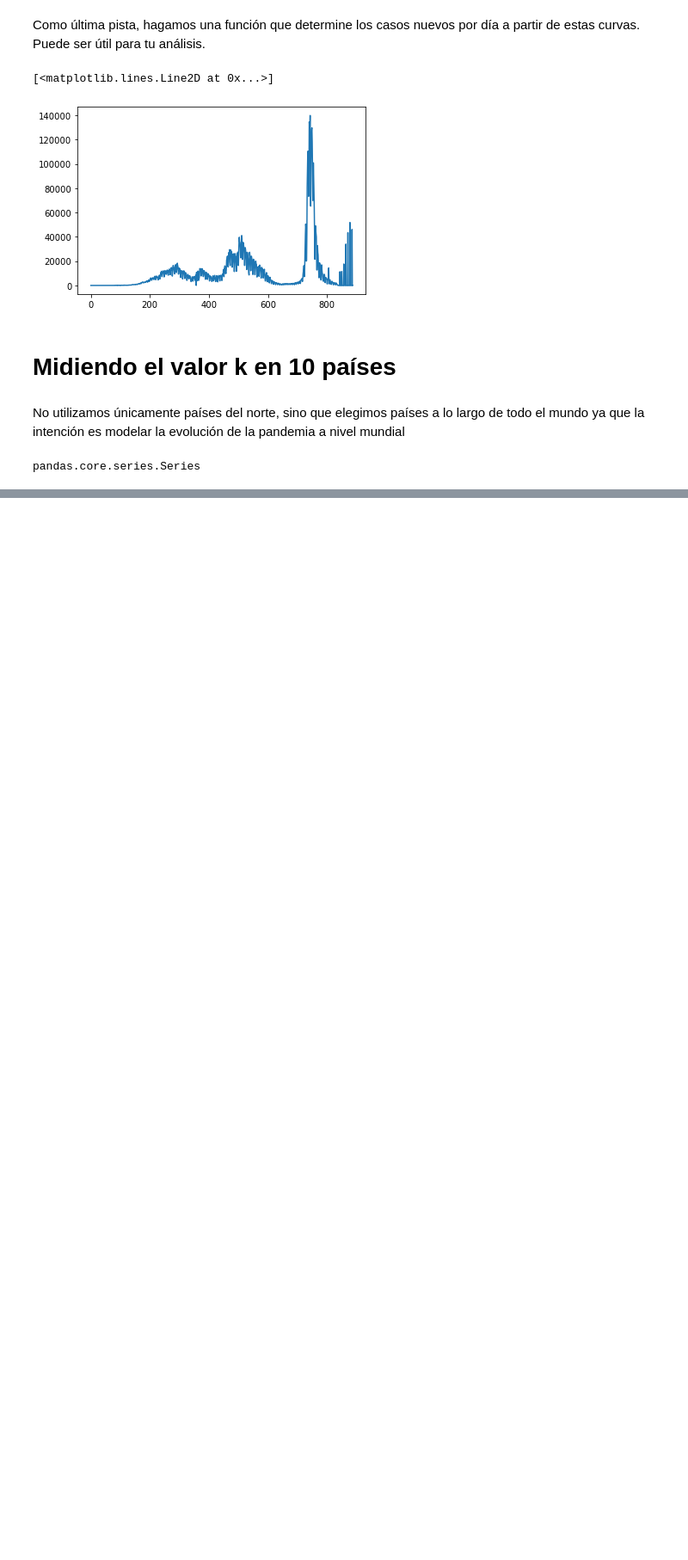
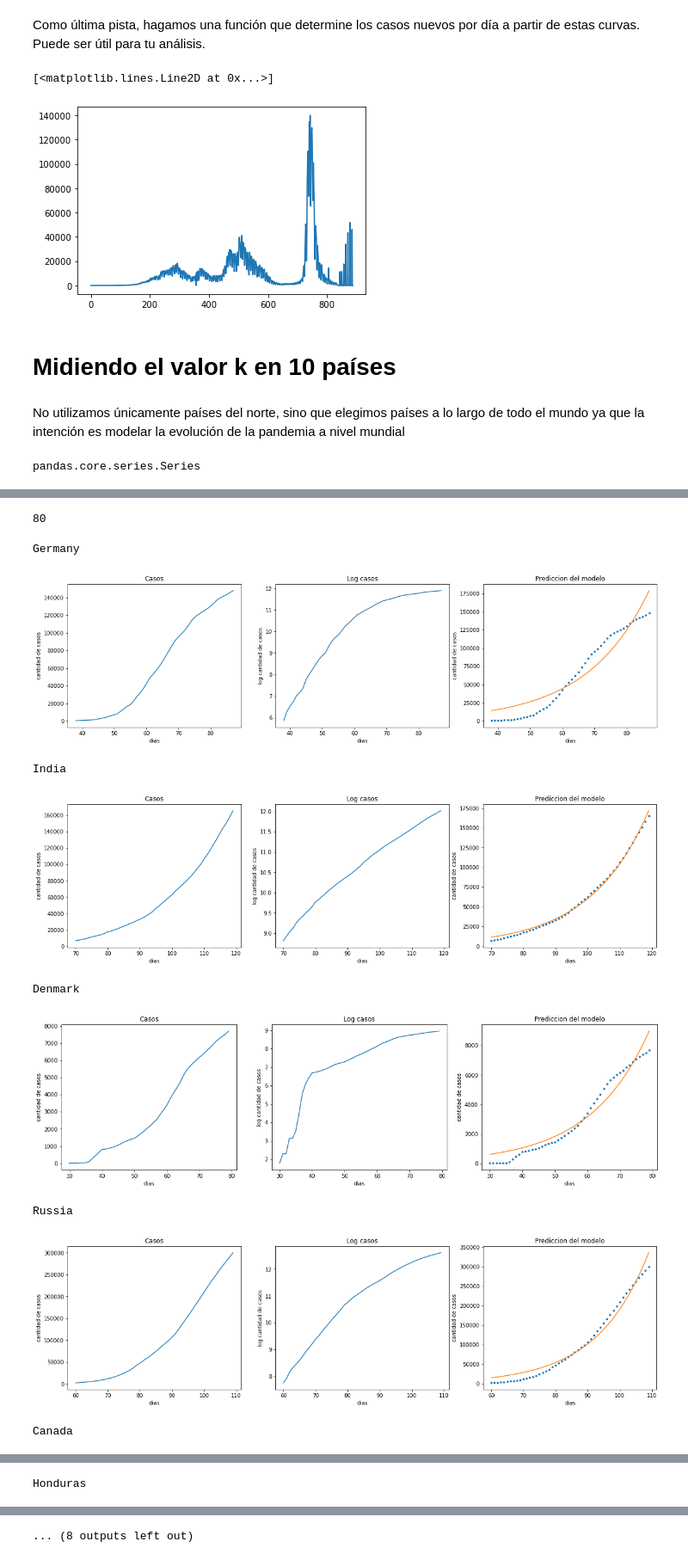
Before and after one commit to NachoRam123/Sprint-4, a Jupyter notebook: proyecto_4.ipynb, the cells around one changed output, grey strips where cells are left out. Shown at 86% size. Saved outputs shown, nothing was run; the diff lists cells and outputs as text; code cells hidden in the pictures; blank space fills up the shorter version.

Commit message:
Obtiene k para los 10 paise, grafica dist de k

```diff
--- a/proyecto_4.ipynb
+++ b/proyecto_4.ipynb
@@ -184,7 +184,7 @@ plt.plot(nuevos_arg)
 # %% [markdown]
 No utilizamos únicamente países del norte, sino que elegimos países a lo largo de todo el mundo ya que la intención es modelar la evolución de la pandemia a nivel mundial
 # %%
-paises_elegidos = ["Germany","India","Denmark","Russia","Canada","Honduras","Argentina","South Korea ","Australia","Mexico"]
+paises_elegidos = ["Germany","India","Denmark","Russia","Canada","Honduras","Argentina","South Africa","Australia","Mexico"]
 # %%
 type(paises)
 # %% [output]
@@ -205,0 +219,60 @@ for i in paises_elegidos:
+# %%
+dia_final = {
+    "Germany":38+50,
+    "India":70+50,
+    "Denmark":30+50,
+    "Russia":60+50,
+    "Canada":50+50,
+    "Honduras":45+50,
+    "Argentina":80+50,
+    "South Africa":75+50,
+    "Australia":45+50,
+    "Mexico":80+50
+    }
+# %%
+dia_inicio['Argentina']
+# %% [output]
+80
+# %%
+dicc_k = dict()
+for i in paises_elegidos:
+
+    print(i)
+    pais = np.where(paises==i)[0]
+    casos = confirmados[pais][dia_inicio[i]:dia_final[i]]
+    dias = np.arange(dia_inicio[i], dia_final[i])
+    popt, pcov = curve_fit(exponencial, dias, casos)
+    k=popt[0]
+    t0=popt[1]
+    casos_simu=exponencial(dias,k,t0)
+    dicc_k[i] = k
+    plt.figure(figsize=(20,5))
+    plt.subplot(1,3,1)
+    plt.plot(dias,casos)
+    plt.title("Casos")
+    plt.xlabel('dias')
+    plt.ylabel('cantidad de casos')
+
+    plt.subplot(1,3,2)
+    plt.plot(dias,np.log(casos))
+    plt.title("Log casos")
+    plt.xlabel('dias')
+    plt.ylabel('log cantidad de casos')
+
+    plt.subplot(1,3,3)
+    plt.title("Prediccion del modelo")
+    plt.plot(dias,casos,'.')
+    plt.plot(dias,casos_simu)
+    plt.xlabel('dias')
+    plt.ylabel('cantidad de casos')
+    plt.show()
+# %% [output]
+Germany
+[figure, added]
+India
+[figure, added]
+Denmark
+[figure, added]
+Russia
+[figure, added]
+Canada
@@ -205,0 +280 @@ for i in paises_elegidos:
+Honduras
@@ -205,0 +282 @@ for i in paises_elegidos:
+... (8 outputs left out)
```
Also changed, not shown: parts of 10 cells of this notebook.
